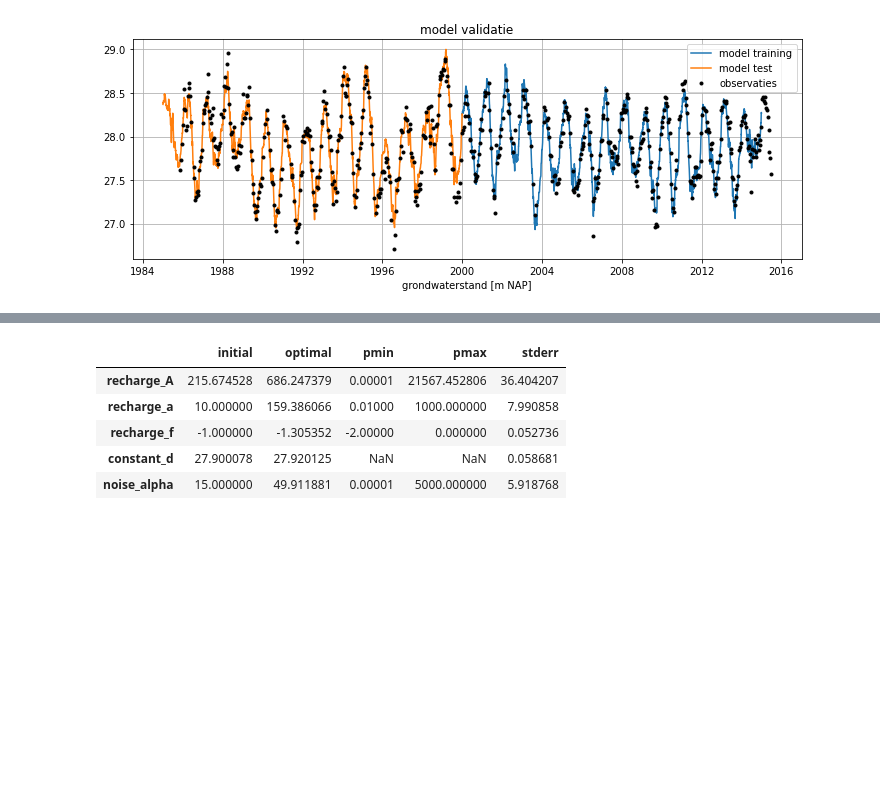
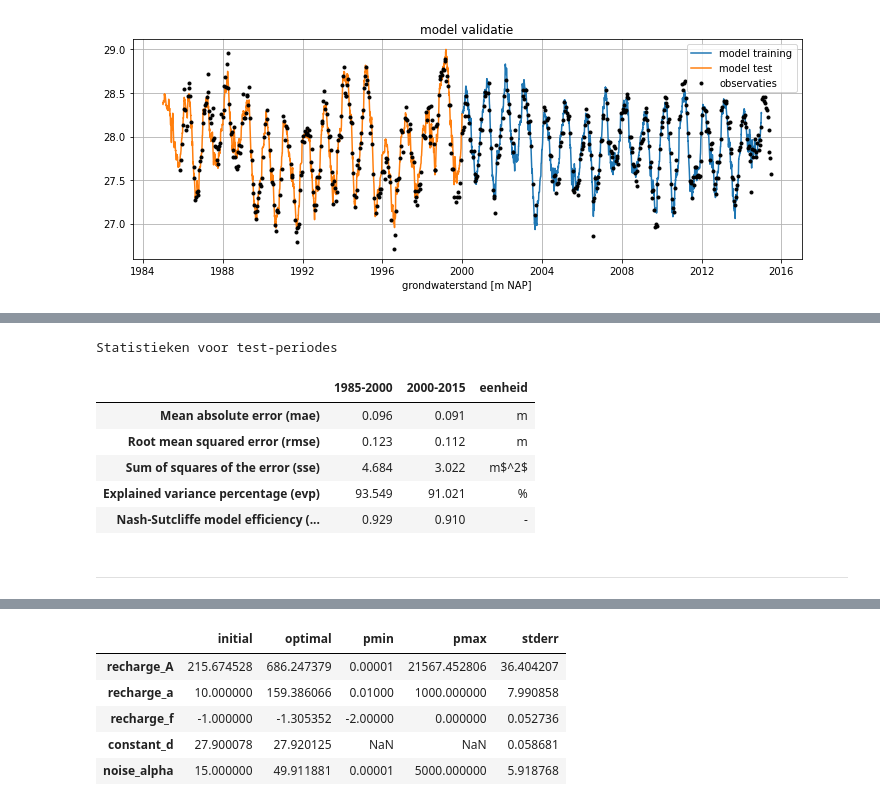
Before and after one commit to ArtesiaWater/stowa_handleiding_tijdreeksanalyse, a Jupyter notebook: beoordeling/beoordeling.ipynb, the cells around one changed output, grey strips where cells are left out. Drawn from its saved outputs; the diff is of its cells as text; code cells hidden in the pictures; blank space fills up the shorter version.

```diff
--- a/beoordeling/beoordeling.ipynb
+++ b/beoordeling/beoordeling.ipynb
@@ -269,0 +258,44 @@ Het is dus niet mogelijk om op basis van enkel de fit statistieken aan te geven
+# %%
+sim = ml_train2.simulate(tmin='1990', tmax='2005')
+obs = ml_train2.oseries.series['1990':'2004']
+
+stats = [
+    "Mean absolute error (mae)",
+    "Root mean squared error (rmse)",
+    "Sum of squares of the error (sse)",
+    "Explained variance percentage (evp)",
+    "Nash-Sutcliffe model efficiency (nse)"
+]
+
+df = pd.DataFrame(index=stats, columns=["1985-2000", "2000-2015", "eenheid"])
+
+# statistieken periode 1985 - 2000
+df.loc[stats[0], "1985-2000"] = ps.stats.mae(obs=obs, sim=sim)
+df.loc[stats[1], "1985-2000"] = ps.stats.rmse(obs=obs, sim=sim)
+df.loc[stats[2], "1985-2000"] = ps.stats.sse(obs=obs, sim=sim)
+df.loc[stats[3], "1985-2000"] = ps.stats.evp(obs=obs, sim=sim)
+df.loc[stats[4], "1985-2000"] = ps.stats.nse(obs=obs, sim=sim)
+
+
+# statistieken periode 2000 - 2015
+sim = ml_train1.simulate(tmin='2005', tmax='2020')
+obs = ml_train1.oseries.series['2005':'2019']
+df.loc[stats[0], "2000-2015"] = ps.stats.mae(obs=obs, sim=sim)
+df.loc[stats[1], "2000-2015"] = ps.stats.rmse(obs=obs, sim=sim)
+df.loc[stats[2], "2000-2015"] = ps.stats.sse(obs=obs, sim=sim)
+df.loc[stats[3], "2000-2015"] = ps.stats.evp(obs=obs, sim=sim)
+df.loc[stats[4], "2000-2015"] = ps.stats.nse(obs=obs, sim=sim)
+
+df.loc[:, "eenheid"] = ["m", "m", "m$^2$", "%", "-"]
+
+df.style.set_precision(3).set_caption("Statistieken voor test-periodes")
+# %% [output]
+Statistieken voor test-periodes
+|  | 1985-2000 | 2000-2015 | eenheid |
+| Mean absolute error (mae) | 0.096 | 0.091 | m |
+| Root mean squared error (rmse) | 0.123 | 0.112 | m |
+| Sum of squares of the error (sse) | 4.684 | 3.022 | m$^2$ |
+| Explained variance percentage (evp) | 93.549 | 91.021 | % |
+| Nash-Sutcliffe model efficiency (... | 0.929 | 0.910 | - |
+# %% [markdown]
+<hr>
```
Also changed, not shown: parts of 38 cells of this notebook, 1 other file.
